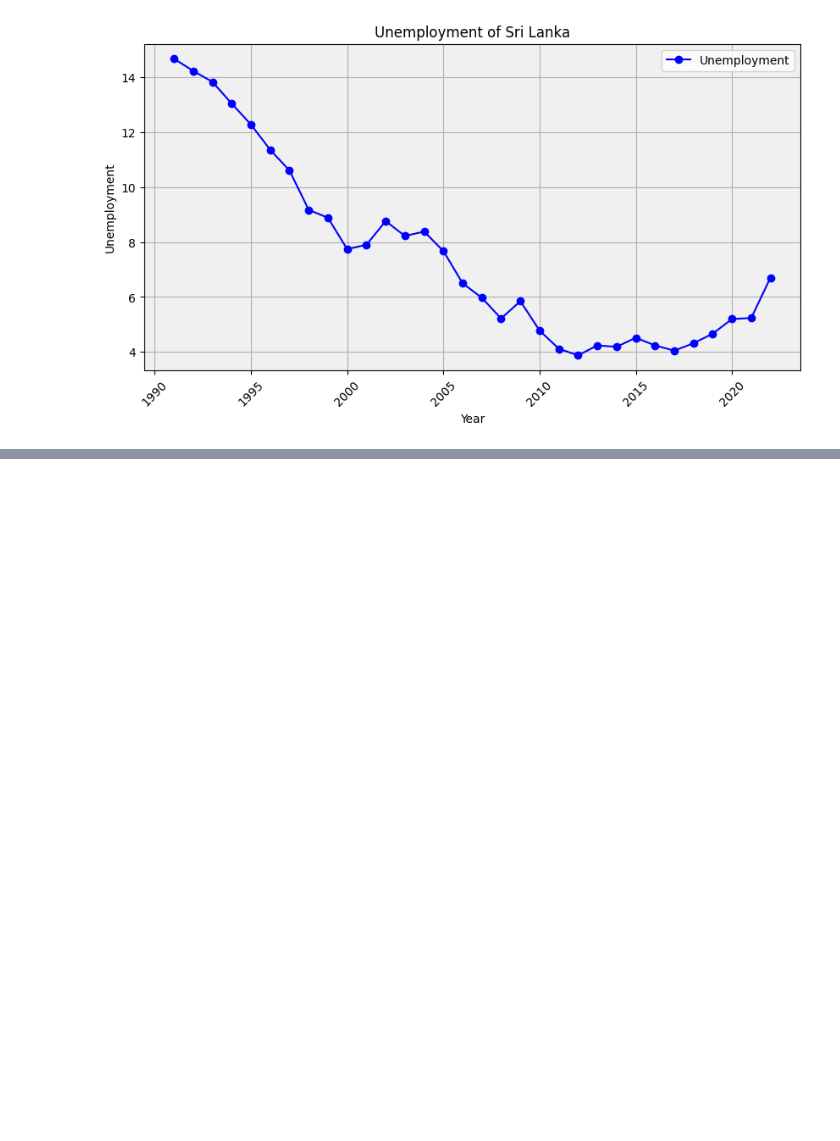
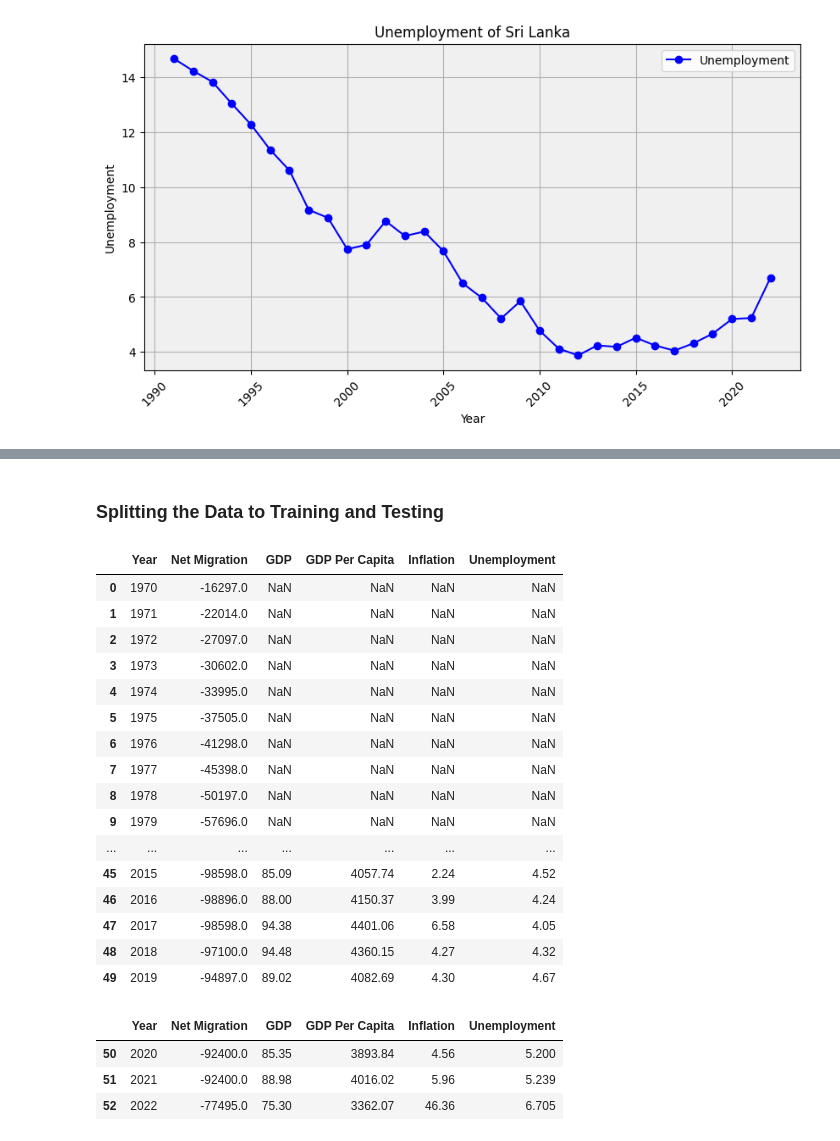
Before and after one commit to janchilling/Net-Migration, a Jupyter notebook: Net_Migration_Predictor.ipynb, the cells around one changed output, grey strips where cells are left out. Drawn from its saved outputs; the diff is of its cells as text; code cells hidden in the pictures; blank space fills up the shorter version.

```diff
--- a/Net_Migration_Predictor.ipynb
+++ b/Net_Migration_Predictor.ipynb
@@ -186,0 +210,2 @@ lineGraph(df, 'Unemployment', 'Unemployment of Sri Lanka')
+# %% [markdown]
+### Splitting the Data to Training and Testing
@@ -186,0 +218,27 @@ lineGraph(df, 'Unemployment', 'Unemployment of Sri Lanka')
+# %%
+train_data
+# %% [output]
+|  | Year | Net Migration | GDP | GDP Per Capita | Inflation | Unemployment |
+| 0 | 1970 | -16297.0 | NaN | NaN | NaN | NaN |
+| 1 | 1971 | -22014.0 | NaN | NaN | NaN | NaN |
+| 2 | 1972 | -27097.0 | NaN | NaN | NaN | NaN |
+| 3 | 1973 | -30602.0 | NaN | NaN | NaN | NaN |
+| 4 | 1974 | -33995.0 | NaN | NaN | NaN | NaN |
+| 5 | 1975 | -37505.0 | NaN | NaN | NaN | NaN |
+| 6 | 1976 | -41298.0 | NaN | NaN | NaN | NaN |
+| 7 | 1977 | -45398.0 | NaN | NaN | NaN | NaN |
+| 8 | 1978 | -50197.0 | NaN | NaN | NaN | NaN |
+| 9 | 1979 | -57696.0 | NaN | NaN | NaN | NaN |
+| ... | ... | ... | ... | ... | ... | ... |
+| 45 | 2015 | -98598.0 | 85.09 | 4057.74 | 2.24 | 4.52 |
+| 46 | 2016 | -98896.0 | 88.00 | 4150.37 | 3.99 | 4.24 |
+| 47 | 2017 | -98598.0 | 94.38 | 4401.06 | 6.58 | 4.05 |
+| 48 | 2018 | -97100.0 | 94.48 | 4360.15 | 4.27 | 4.32 |
+| 49 | 2019 | -94897.0 | 89.02 | 4082.69 | 4.30 | 4.67 |
+# %%
+test_data
+# %% [output]
+|  | Year | Net Migration | GDP | GDP Per Capita | Inflation | Unemployment |
+| 50 | 2020 | -92400.0 | 85.35 | 3893.84 | 4.56 | 5.200 |
+| 51 | 2021 | -92400.0 | 88.98 | 4016.02 | 5.96 | 5.239 |
+| 52 | 2022 | -77495.0 | 75.30 | 3362.07 | 46.36 | 6.705 |
```
Also changed, not shown: parts of 23 cells of this notebook, 3 other files.
